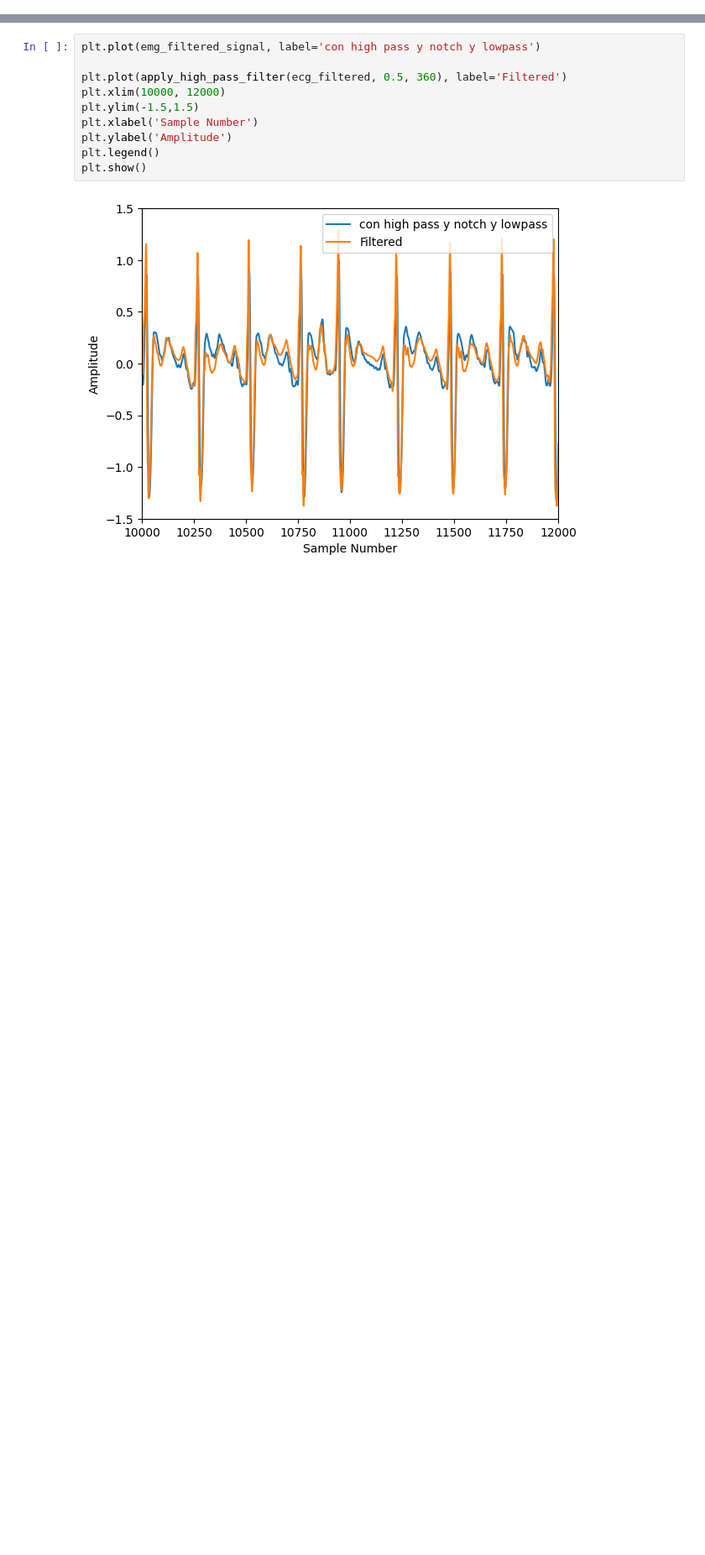
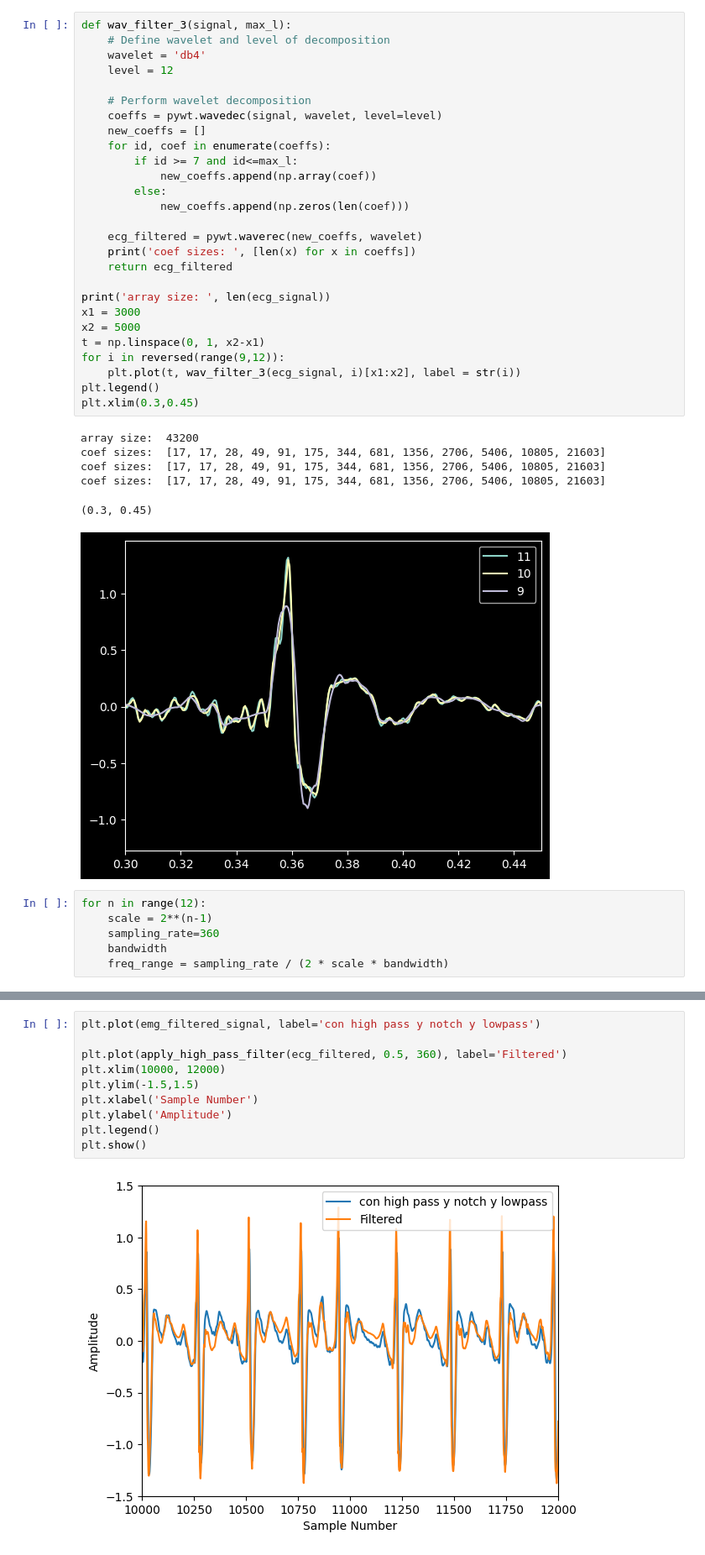
Before and after one commit to JBatRey/tp4assd, a Jupyter notebook: denoise.ipynb, the cells around one changed output, grey strips where cells are left out. Shown: that part at 84% size. Cells and saved outputs as stored; diff of their text form; blank space fills up the shorter version.

```diff
--- a/denoise.ipynb
+++ b/denoise.ipynb
@@ -114,0 +172,40 @@ plt.legend()
+# %%
+def wav_filter_3(signal, max_l):
+    # Define wavelet and level of decomposition
+    wavelet = 'db4'
+    level = 12
+
+    # Perform wavelet decomposition
+    coeffs = pywt.wavedec(signal, wavelet, level=level)
+    new_coeffs = []
+    for id, coef in enumerate(coeffs):
+        if id >= 7 and id<=max_l:
+            new_coeffs.append(np.array(coef))
+        else:
+            new_coeffs.append(np.zeros(len(coef)))
+
+    ecg_filtered = pywt.waverec(new_coeffs, wavelet)
+    print('coef sizes: ', [len(x) for x in coeffs])
+    return ecg_filtered
+
+print('array size: ', len(ecg_signal))
+x1 = 3000
+x2 = 5000
+t = np.linspace(0, 1, x2-x1)
+for i in reversed(range(9,12)):
+    plt.plot(t, wav_filter_3(ecg_signal, i)[x1:x2], label = str(i))
+plt.legend()
+plt.xlim(0.3,0.45)
+# %% [output]
+array size:  43200
+coef sizes:  [17, 17, 28, 49, 91, 175, 344, 681, 1356, 2706, 5406, 10805, 21603]
+coef sizes:  [17, 17, 28, 49, 91, 175, 344, 681, 1356, 2706, 5406, 10805, 21603]
+coef sizes:  [17, 17, 28, 49, 91, 175, 344, 681, 1356, 2706, 5406, 10805, 21603]
+(0.3, 0.45)
+[figure, added]
+# %%
+for n in range(12):
+    scale = 2**(n-1)
+    sampling_rate=360
+    bandwidth
+    freq_range = sampling_rate / (2 * scale * bandwidth)
```
Also changed, not shown: parts of 12 cells of this notebook, 4 other files.
